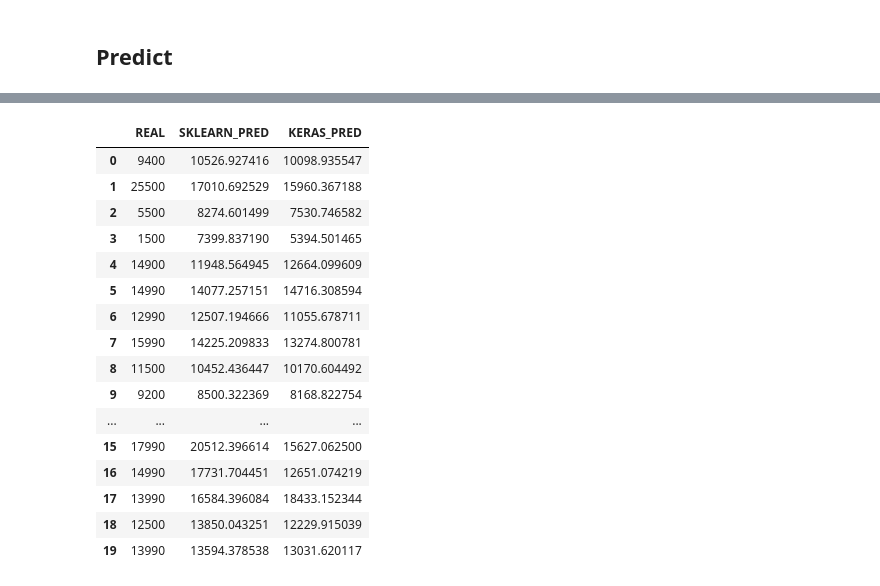
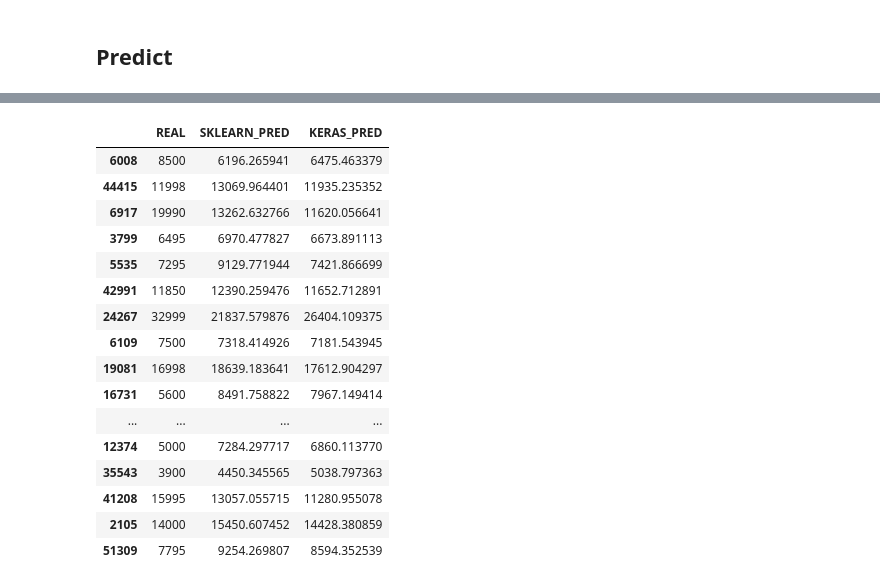
Before and after one commit to kike1985/Machine-Learning, a Jupyter notebook: 0103_Regression_Vehicles_Price.ipynb, the cells around one changed output, grey strips where cells are left out. Drawn from its saved outputs; the diff is of its cells as text; code cells hidden in the pictures.

```diff
--- a/0103_Regression_Vehicles_Price.ipynb
+++ b/0103_Regression_Vehicles_Price.ipynb
@@ -656,10 +648,10 @@ df.describe()
 # %% [markdown]
 ### Dispersion Diagram
 # %%
-@interact(hue=[None] + categorical_features + bool_features,
-          size=[None] + numeric_features,
-          n_samples=IntSlider(value=10000, min=10000, max=len(df), step=1000))
-def _(hue, size, n_samples):
+@interact
+def _(hue=[None] + categorical_features + bool_features,
+      size=[None] + numeric_features,
+      n_samples=IntSlider(value=10000, min=10000, max=len(df), step=1000)):
 
     if hue != None and len(df[hue].unique()) > 20:
         print(f'Too many categories: {hue}={df[hue].unique()}')
@@ -669,6 +661,7 @@ def _(hue, size, n_samples):
 
     sns.pairplot(data=_df, hue=hue, size=size, diag_kind='hist')
 
+    plt.title('Dispersion Diagram', fontsize=16)
     plt.show()
 # %% [output]
 interactive(children=(Dropdown(description='hue', options=(None, 'model', 'condition', 'type', 'paint_color', …
@@ -751,8 +748,8 @@ interactive(children=(Dropdown(description='x', options=('price', 'model_year',
 # %% [markdown]
 ### Pearson Correlation
 # %%
-@interact(show=fixed(True), file_name=fixed(''))
-def my_pearson(show, file_name):
+@interact
+def my_pearson(show=fixed(True), file_name=fixed('')):
 
     plt.rcParams['figure.figsize'] = (10, 10)
 
@@ -760,7 +757,7 @@ def my_pearson(show, file_name):
     chart = sns.heatmap(data=matrix, annot=True, square=True, center=0)
     chart.set_xticklabels(chart.get_xticklabels(), rotation=45, horizontalalignment='right')
 
-    plt.title('Pearson Diagram', fontsize=12)
+    plt.title('Pearson Diagram', fontsize=16)
 
     if show == True:
         plt.show()
@@ -1083,8 +1097,8 @@ def my_catplot(x, y, hue, estimator, kind, orient, show, file_name):
 # %% [output]
 interactive(children=(Dropdown(description='x', options=('model', 'condition', 'type', 'paint_color', 'type_od…
 # %%
-@interact(col=categorical_features, show=fixed(True), file_name=fixed(''))
-def my_pie(col, show, file_name):
+@interact
+def my_pie(col=categorical_features, show=fixed(True), file_name=fixed('')):
 
     if col == None:
         print('No existen variables categóricas.')
@@ -1101,7 +1115,7 @@ def my_pie(col, show, file_name):
     # Equal aspect ratio ensures that pie is drawn as a circle.
     ax1.axis('equal')
 
-    plt.title(f'{col}', fontsize=12)
+    plt.title(f'{col}', fontsize=16)
 
     if show == True:
         plt.show()
@@ -1113,13 +1127,13 @@ interactive(children=(Dropdown(description='col', options=('model', 'condition',
 # %% [markdown]
 ## Time
 # %%
-@interact(x=date_time_features,
-          y=numeric_features,
-          agg_func=['count', 'mean', 'median', 'sum'],
-          hue=[None] + categorical_features + bool_features,
-          style=0,
-          show=fixed(True), file_name=fixed(''))
-def my_lineplot(x, y, agg_func, hue, style, show, file_name):
+@interact
+def my_lineplot(x=date_time_features,
+                y=numeric_features,
+                agg_func=['count', 'mean', 'median', 'sum'],
+                hue=[None] + categorical_features + bool_features,
+                style=0,
+                show=fixed(True), file_name=fixed('')):
     if x == None:
         print('No existen variables de tiempo.')
         return
@@ -1142,7 +1156,9 @@ def my_lineplot(x, y, agg_func, hue, style, show, file_name):
     if agg_func == 'count':
         chart.set(ylabel='count')
 
-    plt.title(f'Daily ({agg_func})', fontsize=12)
+    plt.title(f'Daily ({agg_func})', fontsize=16)
+    plt.xlabel(x, fontsize=12)
+    plt.ylabel(y, fontsize=12)
 
     if show == True:
         plt.show()
@@ -2272,8 +2284,8 @@ MyTransformedTargetRegressor(regressor=Pipeline(steps=[('transformer',
 # %% [markdown]
 ## Predict
 # %%
-# _X = df.sample(20)
-_X = df[:20]
+_X = df.sample(20)
+# _X = df[:20]
 
 pred_df = pd.DataFrame(data={'REAL': _X[target_column],
                              'SKLEARN_PRED': sklearn_model_loaded.predict(X=_X),
@@ -2285,17 +2296,17 @@ pred_df
 |  | REAL | SKLEARN_PRED | KERAS_PRED |
-| 0 | 9400 | 10526.927416 | 10098.935547 |
-| 1 | 25500 | 17010.692529 | 15960.367188 |
-| 2 | 5500 | 8274.601499 | 7530.746582 |
-| 3 | 1500 | 7399.837190 | 5394.501465 |
-| 4 | 14900 | 11948.564945 | 12664.099609 |
-| 5 | 14990 | 14077.257151 | 14716.308594 |
-| 6 | 12990 | 12507.194666 | 11055.678711 |
-| 7 | 15990 | 14225.209833 | 13274.800781 |
-| 8 | 11500 | 10452.436447 | 10170.604492 |
-| 9 | 9200 | 8500.322369 | 8168.822754 |
+| 6008 | 8500 | 6196.265941 | 6475.463379 |
+| 44415 | 11998 | 13069.964401 | 11935.235352 |
+| 6917 | 19990 | 13262.632766 | 11620.056641 |
+| 3799 | 6495 | 6970.477827 | 6673.891113 |
+| 5535 | 7295 | 9129.771944 | 7421.866699 |
+| 42991 | 11850 | 12390.259476 | 11652.712891 |
+| 24267 | 32999 | 21837.579876 | 26404.109375 |
+| 6109 | 7500 | 7318.414926 | 7181.543945 |
+| 19081 | 16998 | 18639.183641 | 17612.904297 |
+| 16731 | 5600 | 8491.758822 | 7967.149414 |
 | ... | ... | ... | ... |
-| 15 | 17990 | 20512.396614 | 15627.062500 |
-| 16 | 14990 | 17731.704451 | 12651.074219 |
-| 17 | 13990 | 16584.396084 | 18433.152344 |
-| 18 | 12500 | 13850.043251 | 12229.915039 |
-| 19 | 13990 | 13594.378538 | 13031.620117 |
+| 12374 | 5000 | 7284.297717 | 6860.113770 |
+| 35543 | 3900 | 4450.345565 | 5038.797363 |
+| 41208 | 15995 | 13057.055715 | 11280.955078 |
+| 2105 | 14000 | 15450.607452 | 14428.380859 |
+| 51309 | 7795 | 9254.269807 | 8594.352539 |
```
Also changed, not shown: parts of 28 cells of this notebook, 3 other files.
